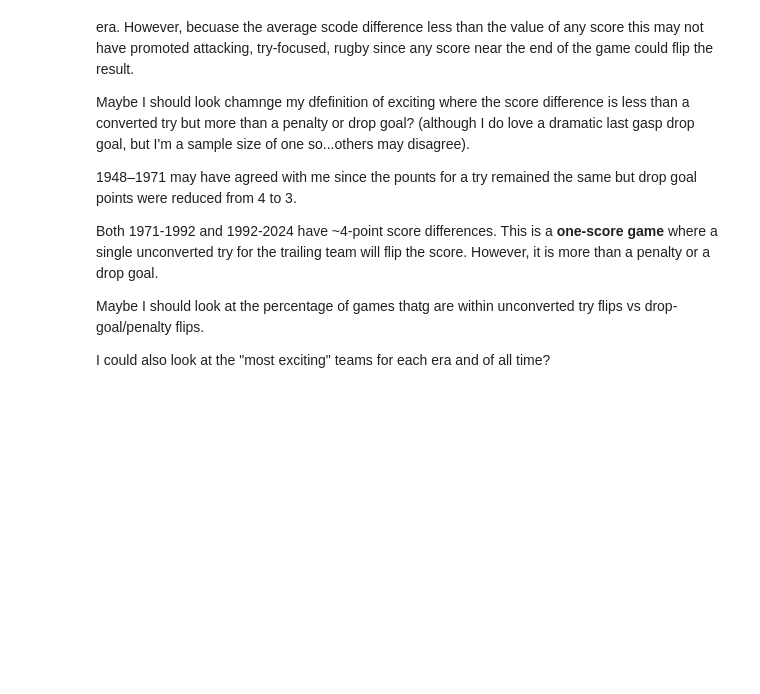
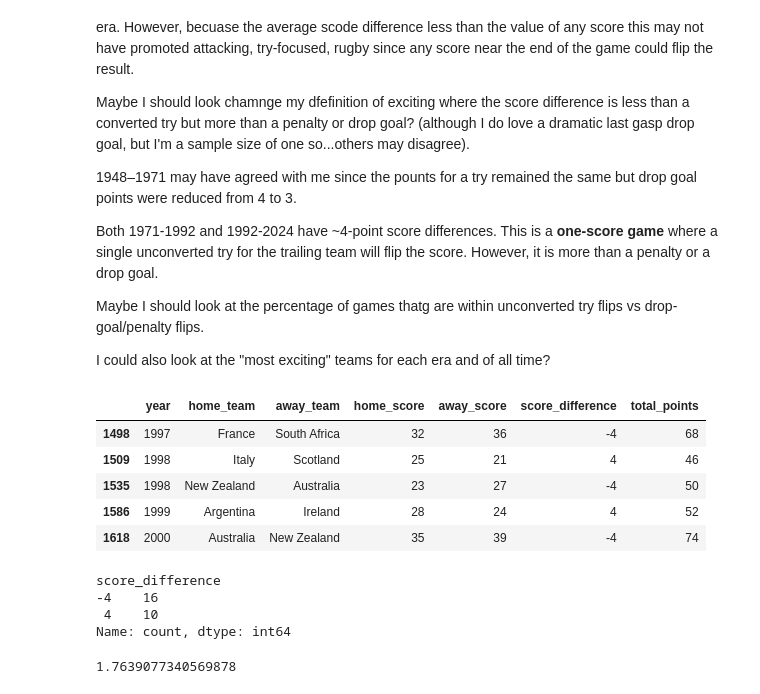
Before and after one commit to DougF-5749/rugby_union_internationals, a Jupyter notebook: notebooks/r_u_internationals.ipynb, the cells around one changed output. Drawn from its saved outputs; the diff is of its cells as text; code cells hidden in the pictures; blank space fills up the shorter version.

Commit message:
'excitement rate' for m odern era and era 5

```diff
--- a/notebooks/r_u_internationals.ipynb
+++ b/notebooks/r_u_internationals.ipynb
@@ -304,3 +304,34 @@ Both 1971-1992 and 1992-2024 have ~4-point score differences. This is a **one-sc
 Maybe I should look at the percentage of games thatg are within unconverted try flips vs drop-goal/penalty flips.
 
 I could also look at the "most exciting" teams for each era and of all time?
+# %%
+# modern era games where the score difference was 4 and the total points were greater than the average total points scored in a game
+
+score_difference_of_plus_four = modern_era['score_difference'] == 4
+score_difference_of_minus_four = modern_era['score_difference'] == -4
+# score_difference_less_than_three = modern_era['score_difference'] < 3
+# score_difference_more_than_minus_three  = modern_era['score_difference'] > -3
+greater_than_average_points_mask = modern_era['total_points'] > modern_era['total_points'].mean()
+
+combined_mask = (score_difference_of_plus_four | score_difference_of_minus_four) & greater_than_average_points_mask
+
+modern_era[combined_mask].head()
+# %% [output]
+|  | year | home_team | away_team | home_score | away_score | score_difference | total_points |
+| 1498 | 1997 | France | South Africa | 32 | 36 | -4 | 68 |
+| 1509 | 1998 | Italy | Scotland | 25 | 21 | 4 | 46 |
+| 1535 | 1998 | New Zealand | Australia | 23 | 27 | -4 | 50 |
+| 1586 | 1999 | Argentina | Ireland | 28 | 24 | 4 | 52 |
+| 1618 | 2000 | Australia | New Zealand | 35 | 39 | -4 | 74 |
+# %%
+modern_era[combined_mask].score_difference.value_counts()
+# %% [output]
+score_difference
+-4    16
+ 4    10
+Name: count, dtype: int64
+# %%
+modern_era_excietment_rate = (26 / 1474 * 100)
+modern_era_excietment_rate
+# %% [output]
+1.7639077340569878
```
Also changed, not shown: parts of 2 cells of this notebook.
